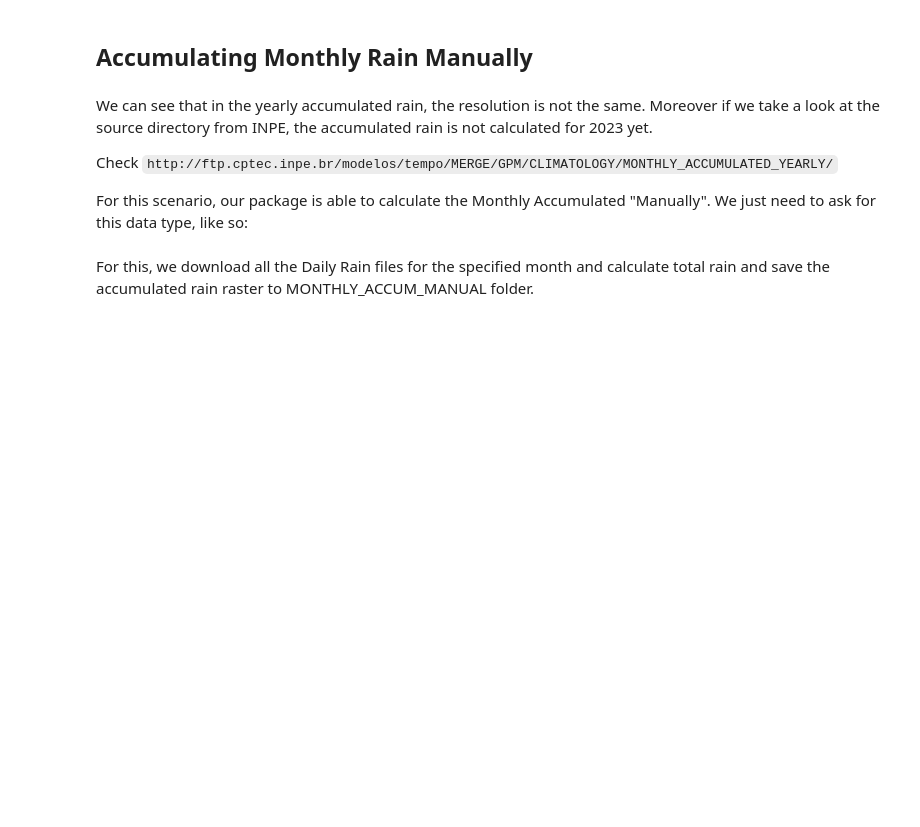
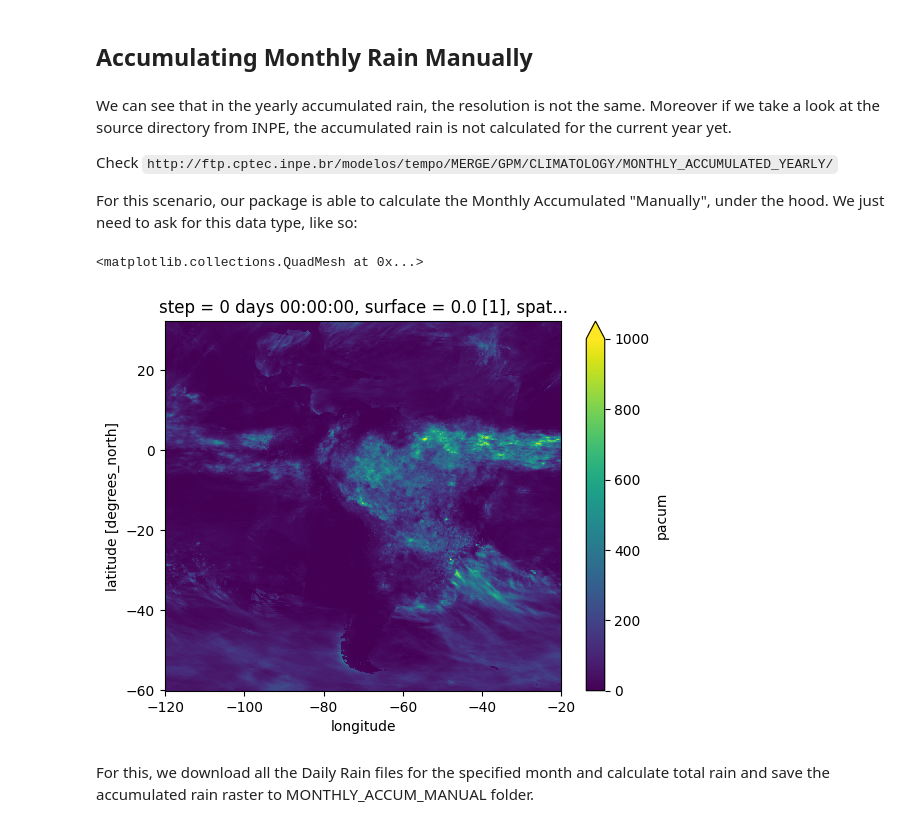
Before and after one commit to cordmaur/merge-downloader, a Jupyter notebook: nbs/01-MERGEDownloader_usage.ipynb, the cells around one changed output. Cells and saved outputs as stored; diff of their text form; code cells hidden in the pictures; blank space fills up the shorter version.

```diff
--- a/nbs/01-MERGEDownloader_usage.ipynb
+++ b/nbs/01-MERGEDownloader_usage.ipynb
@@ -277,14 +327,17 @@ lta.plot()
 # %% [markdown]
 ## Accumulating Monthly Rain Manually
 # %% [markdown]
-We can see that in the yearly accumulated rain, the resolution is not the same. Moreover if we take a look at the source directory from INPE, the accumulated rain is not calculated for 2023 yet.
+We can see that in the yearly accumulated rain, the resolution is not the same. Moreover if we take a look at the source directory from INPE, the accumulated rain is not calculated for the current year yet.
 
 Check `http://ftp.cptec.inpe.br/modelos/tempo/MERGE/GPM/CLIMATOLOGY/MONTHLY_ACCUMULATED_YEARLY/`
 
-For this scenario, our package is able to calculate the Monthly Accumulated "Manually". We just need to ask for this data type, like so:
+For this scenario, our package is able to calculate the Monthly Accumulated "Manually", under the hood. We just need to ask for this data type, like so:
 # %%
-may = downloader.open_file('2023-02', datatype=INPETypes.MONTHLY_ACCUM_MANUAL)
+may = downloader.open_file('2023-02', datatype=InpeTypes.MONTHLY_ACCUM_MANUAL)
 
 may.plot(vmax=1000)
+# %% [output]
+<matplotlib.collections.QuadMesh at 0x...>
+[figure, added]
 # %% [markdown]
 For this, we download all the Daily Rain files for the specified month and calculate total rain and save the accumulated rain raster to MONTHLY_ACCUM_MANUAL folder.
```
Also changed, not shown: parts of 37 cells of this notebook, 16 other files.
